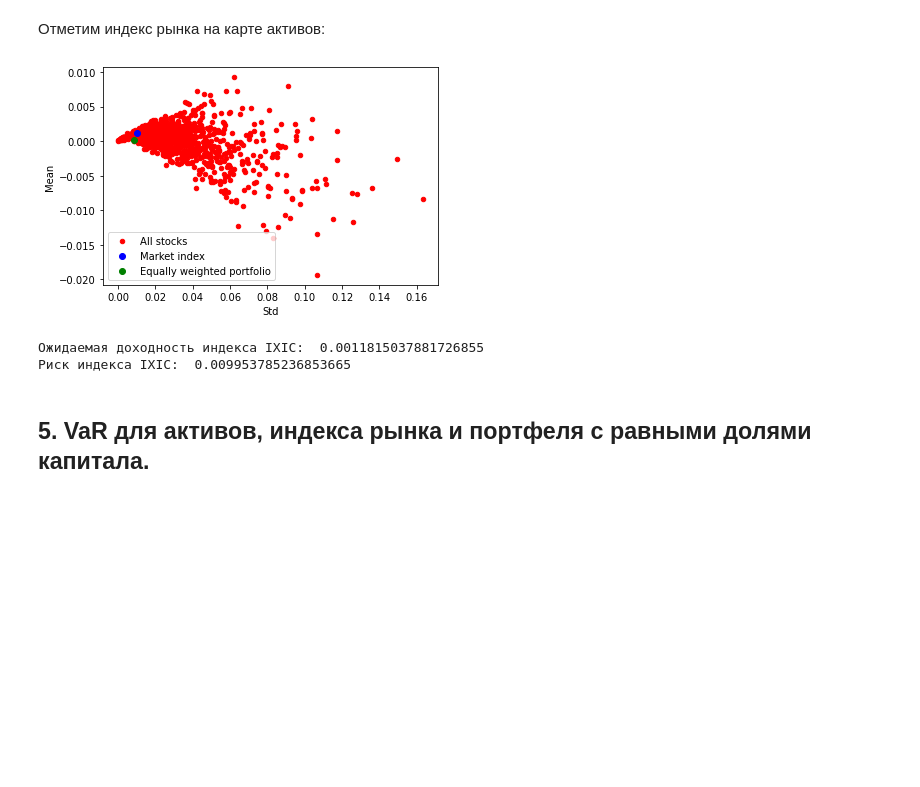
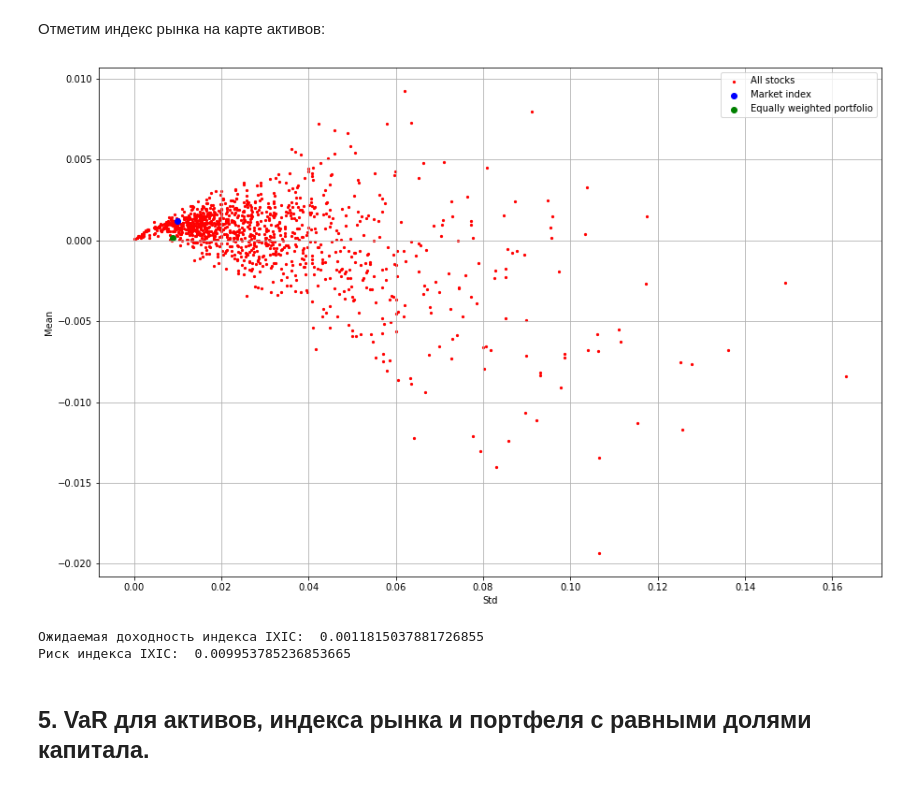
Before and after one commit to katyamalysheva/lab-1, a Jupyter notebook: lab1.ipynb, the cells around one changed output. Drawn from its saved outputs; the diff is of its cells as text; code cells hidden in the pictures; blank space fills up the shorter version.

```diff
--- a/lab1.ipynb
+++ b/lab1.ipynb
@@ -173,12 +173,13 @@ plt.show()
 log_returns_without_date = log_returns.drop(columns = ['Date'])
 # %%
 #equally weighted portfolio return
-returns_balanced = []
+# eqw - equally weighted
+returns_eqw = []
 for index, row in log_returns_without_date.iterrows():
-    returns_balanced.append(np.sum(row)/len(tickers))
+    returns_eqw.append(np.sum(row)/len(tickers))
 
-mean_balanced = np.round(np.mean(returns_balanced), 5)
-std_balanced = np.round(np.std(returns_balanced), 5)
+mean_eqw = np.round(np.mean(returns_eqw), 5)
+std_eqw = np.round(np.std(returns_eqw), 5)
 # %% [markdown]
 Отметим портфель с равными долями капитала на карте активов:
 # %%
@@ -201,14 +204,14 @@ print("Риск сбалансированного портфеля: ", stats['S
 # %% [markdown]
 Отметим индекс рынка на карте активов:
 # %%
-stats.plot(x='Std', y='Mean', color="red", kind="scatter", label='All stoсks')
+stats.plot(x='Std', y='Mean', color="red", kind="scatter", label='All stoсks', marker=".", grid="On", figsize=(15,10))
 plt.scatter(stats['Std']['IXIC'], stats['Mean']['IXIC'], color="blue", label='Market index')
-plt.scatter(std_balanced, mean_balanced, color="green", label='Equally weighted portfolio')
+plt.scatter(std_eqw, mean_eqw, color="green", label='Equally weighted portfolio')
 plt.legend()
 plt.show()
 print("Ожидаемая доходность индекса IXIC: ", stats['Mean']['IXIC'])
 print("Риск индекса IXIC: ", stats['Std']['IXIC'])
 # %% [output]
-[figure, old version]
+[figure, new version]
 Ожидаемая доходность индекса IXIC:  0.0011815037881726855
 Риск индекса IXIC:  0.009953785236853665
```
Also changed, not shown: parts of 12 cells of this notebook, 1 other file.
